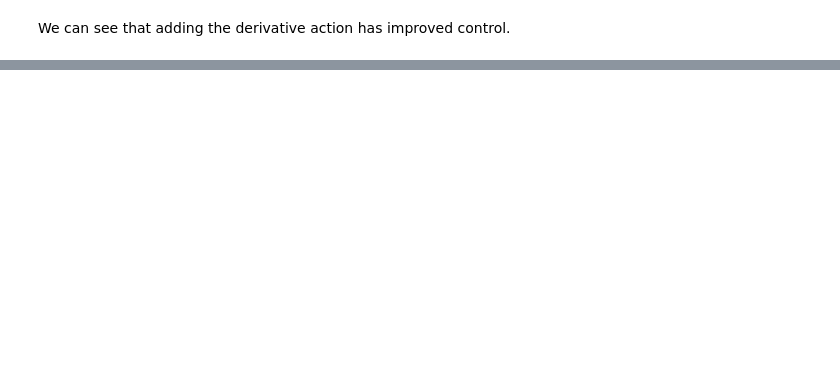
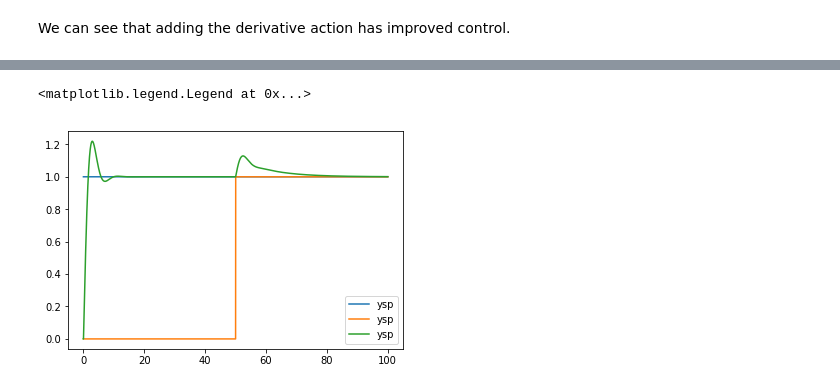
Before and after one commit to alchemyst/Dynamics-and-Control, a Jupyter notebook: Simulation/Blocksim.ipynb, the cells around one changed output, grey strips where cells are left out. Drawn from its saved outputs; the diff is of its cells as text; code cells hidden in the pictures; blank space fills up the shorter version.

Commit message:
Add disturbance to blocksim example notebook

```diff
--- a/Simulation/Blocksim.ipynb
+++ b/Simulation/Blocksim.ipynb
@@ -87,0 +105,12 @@ We can see that adding the derivative action has improved control.
+# %%
+sums = {'e': ('+ytildesp', '-ym'),
+        'y': ('+yd', '+yu')}
+
+inputs = {'ysp': blocksim.step(),
+          'd': blocksim.step(starttime=50)}
+# %%
+diagram = blocksim.Diagram(blocks, sums, inputs)
+# %%
+ts = numpy.linspace(0, 100, 10000)
+# %%
+results = diagram.simulate(ts, progress=True)
@@ -87,0 +119,7 @@ We can see that adding the derivative action has improved control.
+# %%
+for name in ('ysp', 'd', 'y'):
+    plt.plot(ts, results[name], label=signal)
+plt.legend()
+# %% [output]
+<matplotlib.legend.Legend at 0x...>
+[figure, added]
```
Also changed, not shown: parts of 7 cells of this notebook.
